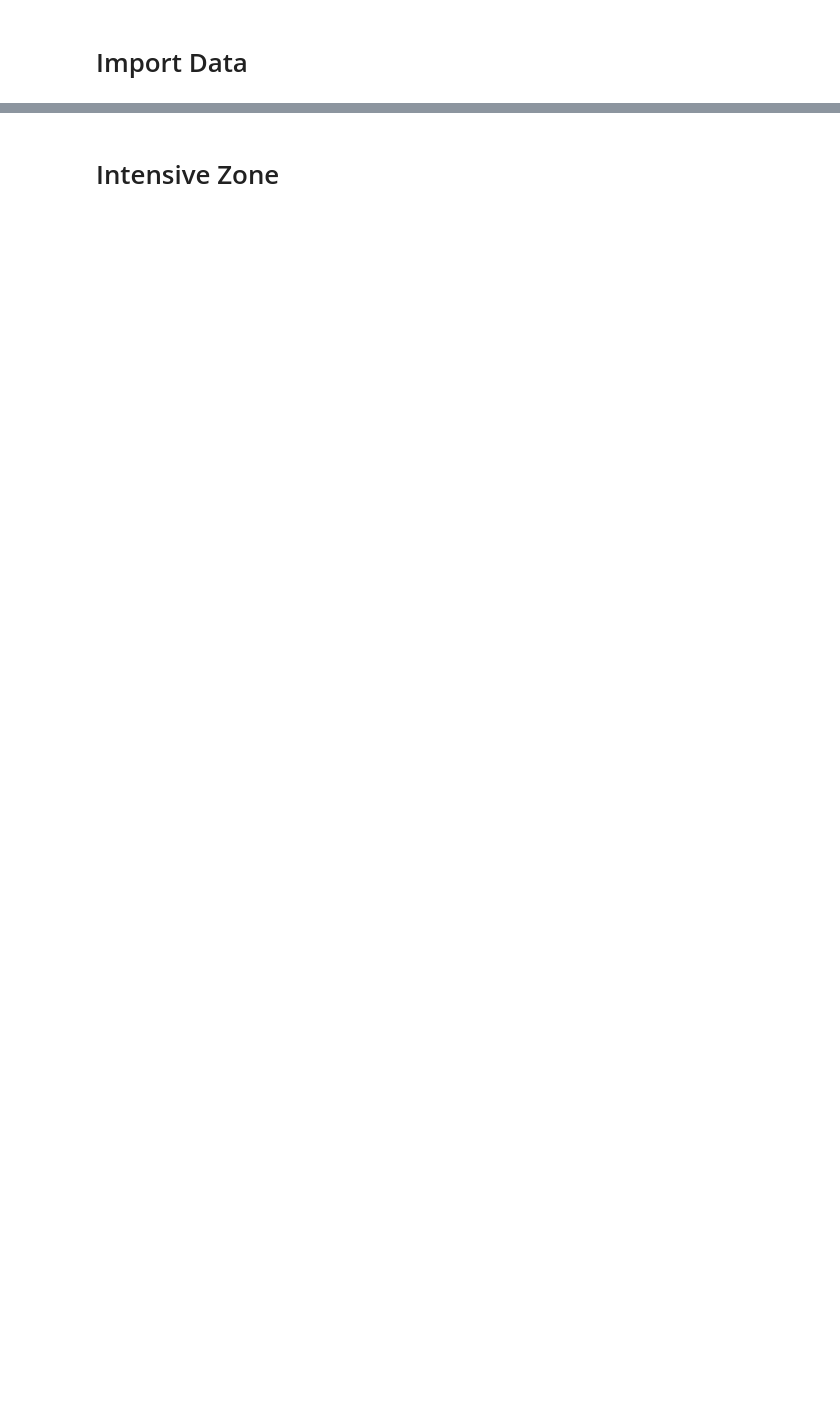
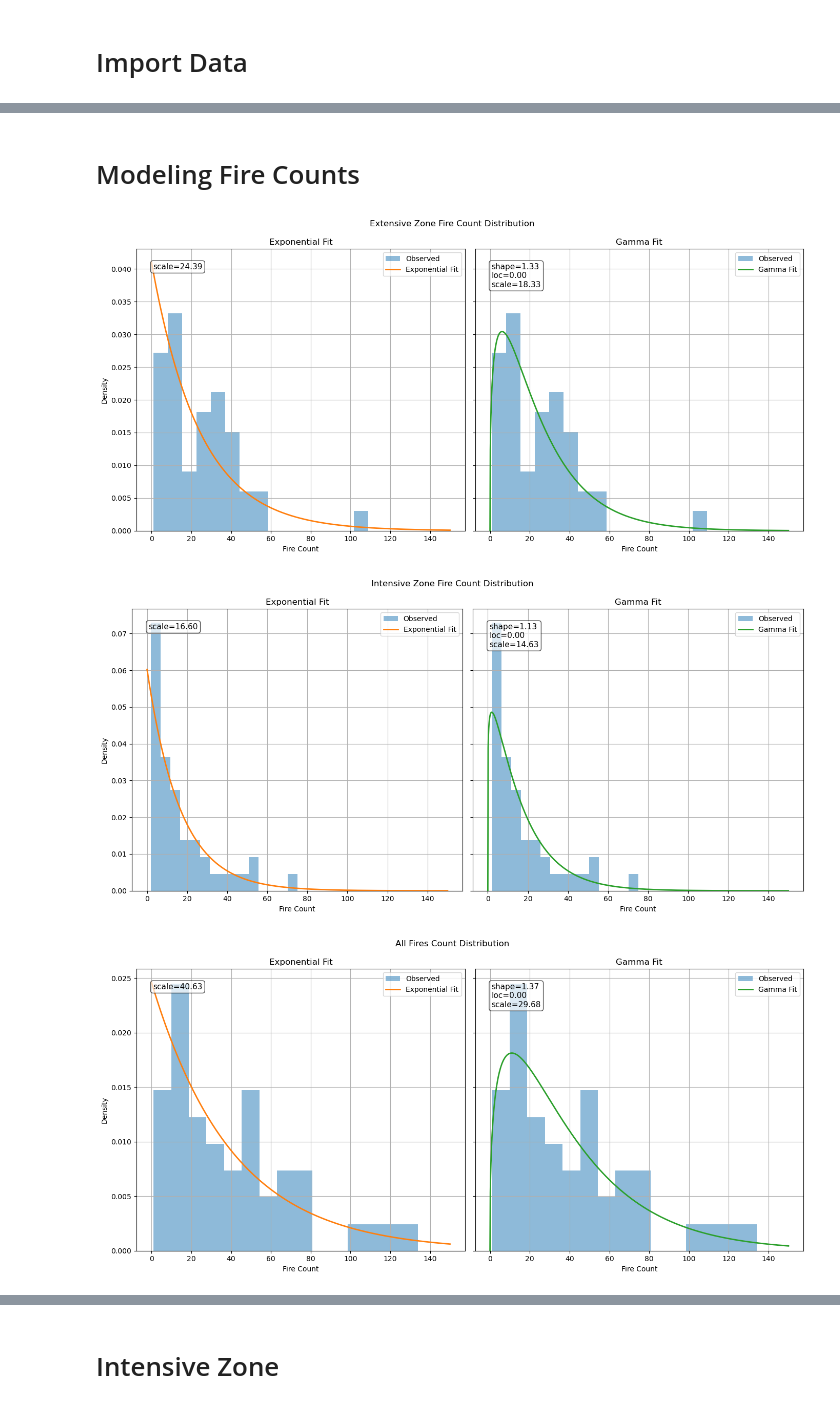
Before and after one commit to willseff/compound-poisson-fire-model, a Jupyter notebook: simulation_zones.ipynb, the cells around one changed output, grey strips where cells are left out. Cells and saved outputs as stored; diff of their text form; code cells hidden in the pictures; blank space fills up the shorter version.

```diff
--- a/simulation_zones.ipynb
+++ b/simulation_zones.ipynb
@@ -32,0 +69,29 @@ gamma_cox_simulated_fires = [generate_fire_area(x, fire_size_params) for x in si
+# %% [markdown]
+# Modeling Fire Counts
+# %%
+# group by year and get the count of fires
+fire_counts_extensive = extensive.groupby('YEAR')['SIZE_HA'].count()
+fire_counts_intensive = intensive.groupby('YEAR')['SIZE_HA'].count()
+fire_counts_all = all_fires.groupby('YEAR')['SIZE_HA'].count()
+
+# get parameters for Cox process
+cox_params = fit_cox_process(fire_counts_extensive)
+
+# plot fire count distribution
+plot_fire_count_distribution(fire_counts_extensive, cox_params, title='Extensive Zone Fire Count Distribution')
+
+# get parameters for Cox process for intensive zone
+cox_params_intensive = fit_cox_process(fire_counts_intensive)
+
+# plot fire count distribution for intensive zone
+plot_fire_count_distribution(fire_counts_intensive, cox_params_intensive, title='Intensive Zone Fire Count Distribution')
+
+# get parameters for Cox process for all fires
+cox_params_all = fit_cox_process(fire_counts_all)
+
+# plot fire count distribution for all fires
+plot_fire_count_distribution(fire_counts_all, cox_params_all, title='All Fires Count Distribution')
+# %% [output]
+[figure, added]
+[figure, added]
+[figure, added]
```
Also changed, not shown: parts of 23 cells of this notebook, 1 other file.
